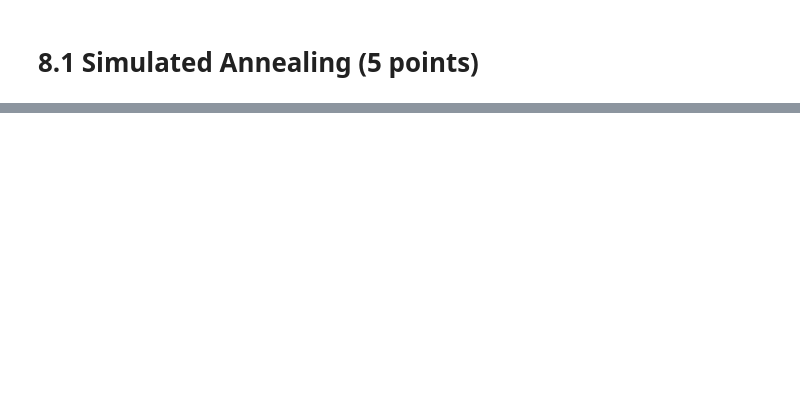
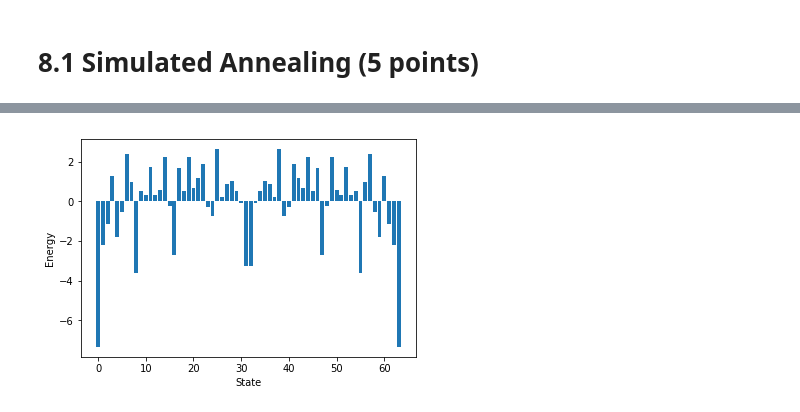
Before and after one commit to muellerfelix/mi-2, a Jupyter notebook: hw-8/hw-8.ipynb, the cells around one changed output, grey strips where cells are left out. Drawn from its saved outputs; the diff is of its cells as text; code cells hidden in the pictures; blank space fills up the shorter version.

```diff
--- a/hw-8/hw-8.ipynb
+++ b/hw-8/hw-8.ipynb
@@ -50,0 +70,33 @@ plt.show()
+# %%
+# Plot Energy for all State Combinations
+
+state_energies = []
+
+def state_combinations(n):
+    if n == 1:
+        return [[-1], [1]]
+    else:
+        res = []
+        for sc in state_combinations(n-1):
+            res.append(sc + [-1])
+            res.append(sc + [1])
+        return res
+
+Zs = {b: 0 for b in bs}
+for sc in state_combinations(6):
+    sc = np.array(sc)
+    sc_i = sc[:, np.newaxis]
+    sc_j = sc[np.newaxis, :]
+    energy = np.sum(-0.5 * sc_i * sc_j * W)
+
+    state_energies.append(energy)
+
+    for b in bs:
+        Zs[b] += np.exp(-b*energy)
+
+plt.bar(np.arange(len(state_energies)), state_energies)
+plt.ylabel("Energy")
+plt.xlabel("State")
+plt.show()
+# %% [output]
+[figure, added]
```
Also changed, not shown: parts of 8 cells of this notebook.
